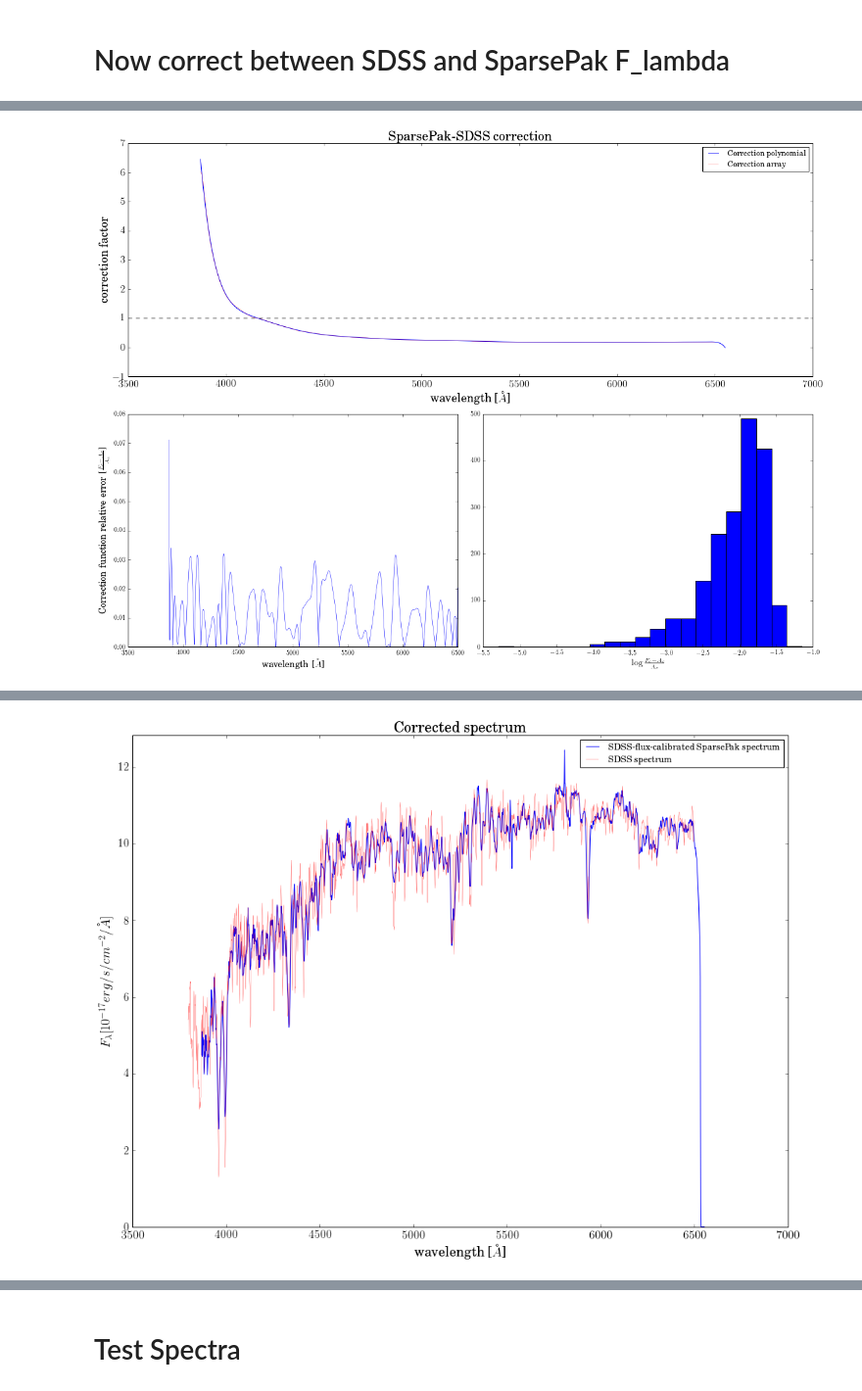
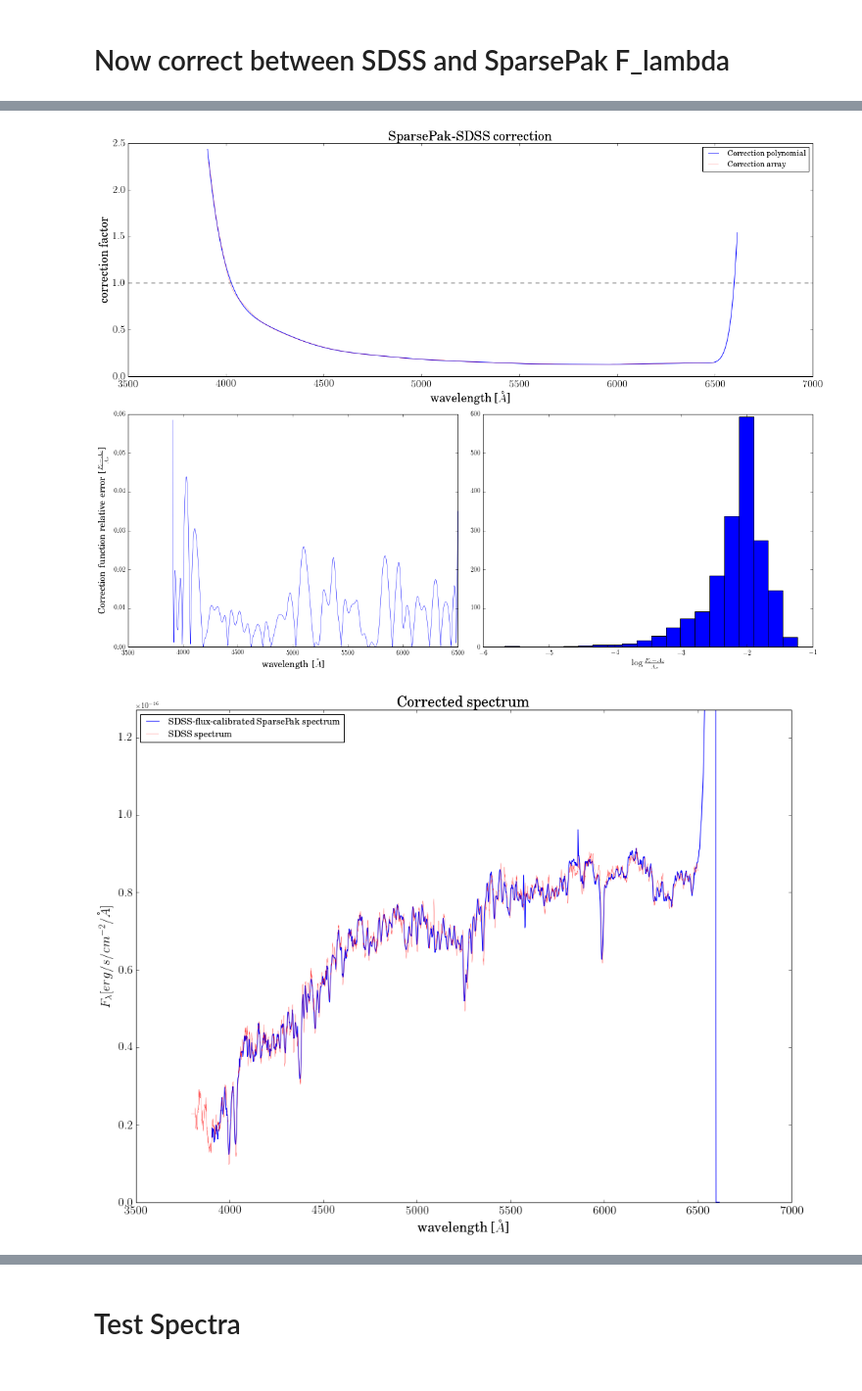
Before and after one commit to zpace/SparsePak-SFH, a Jupyter notebook: spectra_NGC2558.ipynb, the cells around one changed output, grey strips where cells are left out. Shown at 98% size. Drawn from its saved outputs; the diff is of its cells as text; code cells hidden in the pictures.

```diff
--- a/spectra_NGC2558.ipynb
+++ b/spectra_NGC2558.ipynb
@@ -251,14 +255,14 @@ fiber   ra    dec   sky  row        r       r group
 # %%
 im, fiberflat = SPaCT.load_ifus_precorrection(objname)
 
-plate = 1615
-mjd = 53166
-fiber = 513
+plate = 1927
+mjd = 53321
+fiber = 290
 sdss = fetch_sdss_spectrum(plate, mjd, fiber)
 
-plt.plot(sdss.wavelength(), sdss.spectrum)
-plt.show()
+#plt.plot(sdss.wavelength(), sdss.spectrum)
+#plt.show()
 
-z, ifu_corr = SPaCT.sdss_cal(im, fiberflat, sdss, z = .0095, verbose = True)
-SPaCT.write_corr_frame(ifu_corr, im, z, objname)
+dz, ifu_corr = SPaCT.sdss_cal(im, fiberflat, sdss, dz = .00, verbose = True)
+SPaCT.write_corr_frame(ifu_corr, im, .017, dz, objname, verbose = False)
 # %% [output]
@@ -276 +277,2 @@ Median log-error: -1.94673199258
+[figure, new version]
-[figure, old version]
+[figure, new version]
@@ -279 +280,0 @@ WARNING: DeprecationWarning: using a non-integer number instead of an integer wi
-[figure, removed]
```
Also changed, not shown: parts of 13 cells of this notebook, 6 other files.
